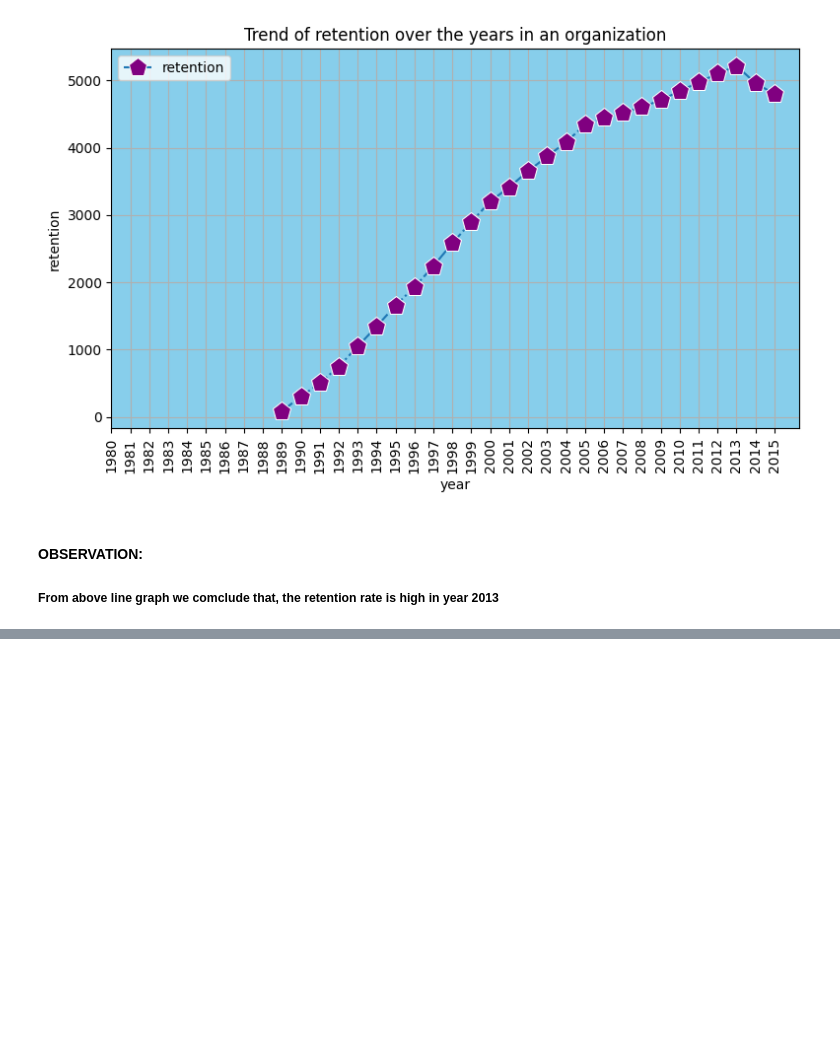
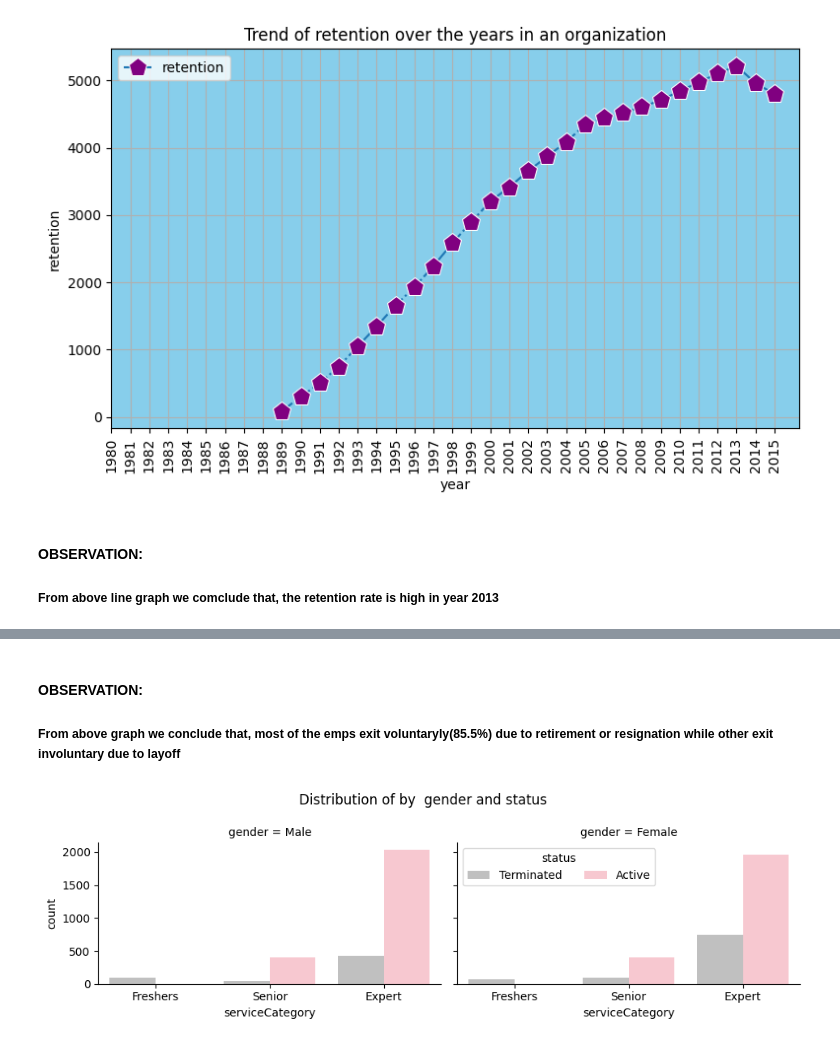
Before and after one commit to idrisrazaballry/pythonLibraries, a Jupyter notebook: attrition.ipynb, the cells around one changed output, grey strips where cells are left out. Cells and saved outputs as stored; diff of their text form; code cells hidden in the pictures; blank space fills up the shorter version.

```diff
--- a/attrition.ipynb
+++ b/attrition.ipynb
@@ -531,0 +550,15 @@ plt.show()
+# %% [markdown]
+#### OBSERVATION:
+
+##### From above graph we conclude that, most of the emps exit voluntaryly(85.5%) due to retirement or resignation while other exit involuntary due to layoff
+# %%
+# Findout the number of emps based on their service category
+
+fg=sns.FacetGrid(data=df, col='gender', aspect=1.6)
+fg.map_dataframe(sns.countplot, x='serviceCategory', hue='status', palette=['silver', 'pink'], hue_order=['Terminated', 'Active'])
+plt.suptitle("Distribution of by  gender and status")
+plt.legend(loc='best', ncol=2, title='status')
+plt.tight_layout()
+plt.show()
+# %% [output]
+[figure, added]
```
Also changed, not shown: parts of 2 cells of this notebook.
